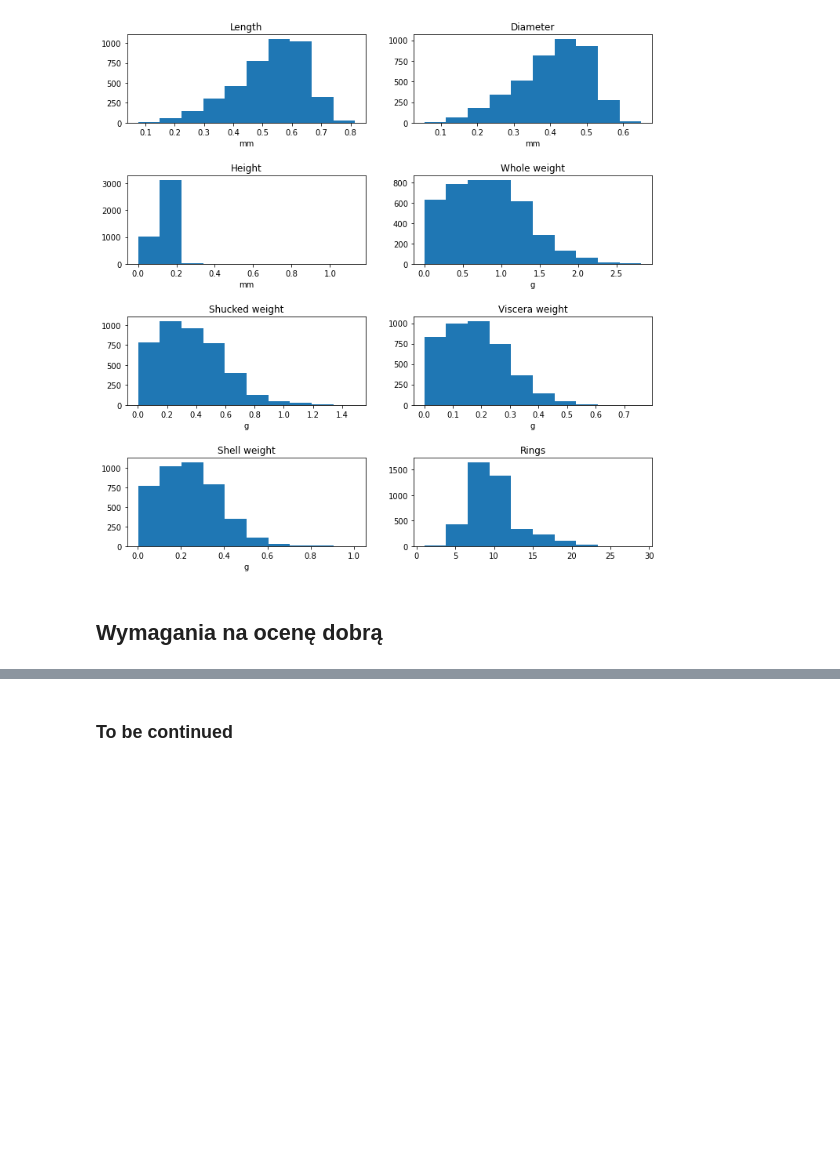
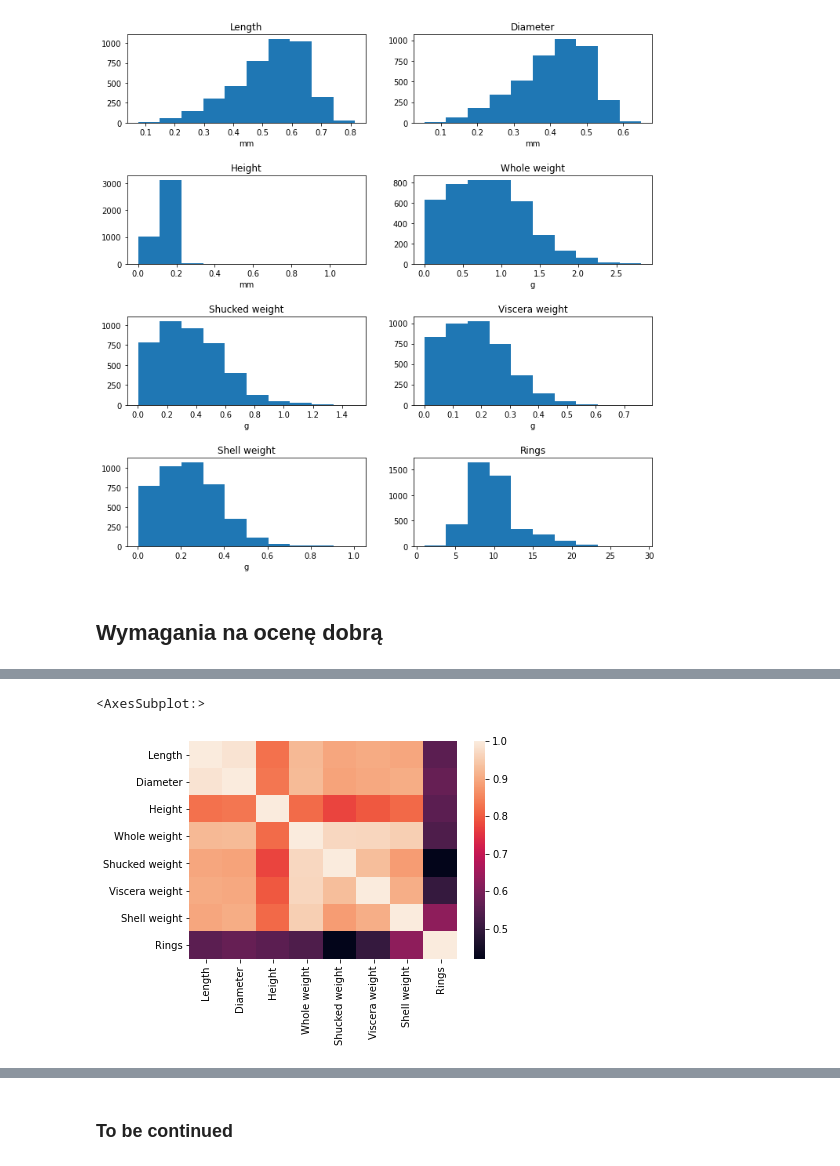
Before and after one commit to Bart63/PythonPL, a Jupyter notebook: zadanie_4/analysis.ipynb, the cells around one changed output, grey strips where cells are left out. Drawn from its saved outputs; the diff is of its cells as text; code cells hidden in the pictures; blank space fills up the shorter version.

```diff
--- a/zadanie_4/analysis.ipynb
+++ b/zadanie_4/analysis.ipynb
@@ -101,0 +143,6 @@ plt.show()
+# %%
+# 3. Macierz korelacji liniowej
+
+# Tworzenie macierzy korelacji
+corr = snail_df.corr()
+corr
@@ -101,0 +159,7 @@ plt.show()
+# %%
+# 4. Wykres macierzy korelacji w postaci mapy cieplnej
+
+sns.heatmap(corr)
+# %% [output]
+<AxesSubplot:>
+[figure, added]
```
Also changed, not shown: parts of 7 cells of this notebook.
